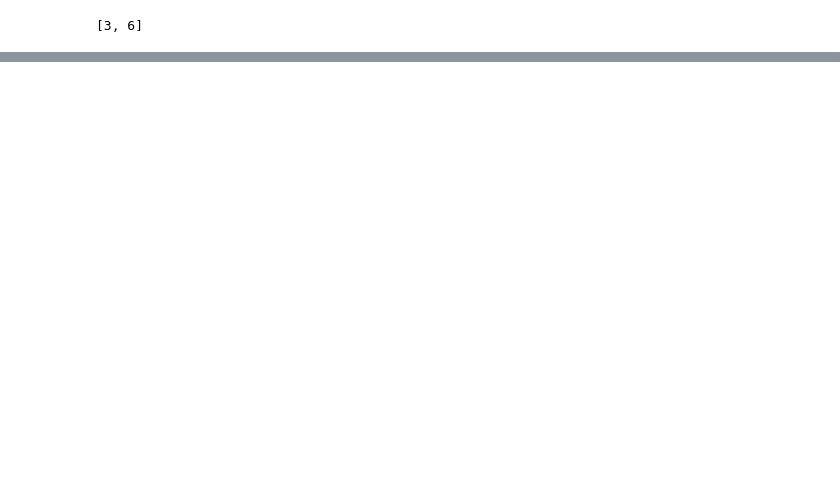
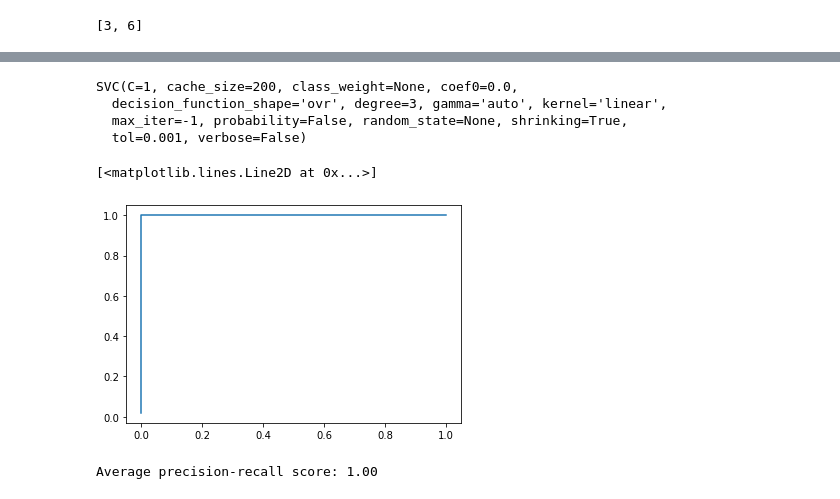
Before and after one commit to leilaicruz/machine-learning-for-yeast, a Jupyter notebook: prot_domains2lethality.ipynb, the cells around one changed output, grey strips where cells are left out. Cells and saved outputs as stored; diff of their text form; code cells hidden in the pictures; blank space fills up the shorter version.

```diff
--- a/prot_domains2lethality.ipynb
+++ b/prot_domains2lethality.ipynb
@@ -155,0 +167,33 @@ Fitting 3 folds for each of 40 candidates, totalling 120 fits
+# %%
+best_parameters = search.best_estimator_
+print(best_parameters)
+# %% [output]
+SVC(C=1, cache_size=200, class_weight=None, coef0=0.0,
+  decision_function_shape='ovr', degree=3, gamma='auto', kernel='linear',
+  max_iter=-1, probability=False, random_state=None, shrinking=True,
+  tol=0.001, verbose=False)
+# %%
+model=SVC(C=1, cache_size=200, class_weight=None, coef0=0.0,
+  decision_function_shape='ovr', degree=3, gamma='auto', kernel='linear',
+  max_iter=-1, probability=False, random_state=None, shrinking=True,
+  tol=0.001, verbose=False)
+model.fit(X_train, y_train)
+# %%
+y_pred=model.predict(X_test)
+# %%
+import sklearn.metrics as metrics
+scores=model.fit(X_train, y_train).decision_function(X_test)
+
+fpr, tpr, thresholds = metrics.roc_curve(y_pred, scores)
+plt.plot(fpr,tpr)
+# %% [output]
+[<matplotlib.lines.Line2D at 0x...>]
+[figure, added]
+# %%
+from sklearn.metrics import average_precision_score
+average_precision = average_precision_score(y_test, y_score)
+
+print('Average precision-recall score: {0:0.2f}'.format(
+      average_precision))
+# %% [output]
+Average precision-recall score: 1.00
```
Also changed, not shown: parts of 15 cells of this notebook, 1 other file.
